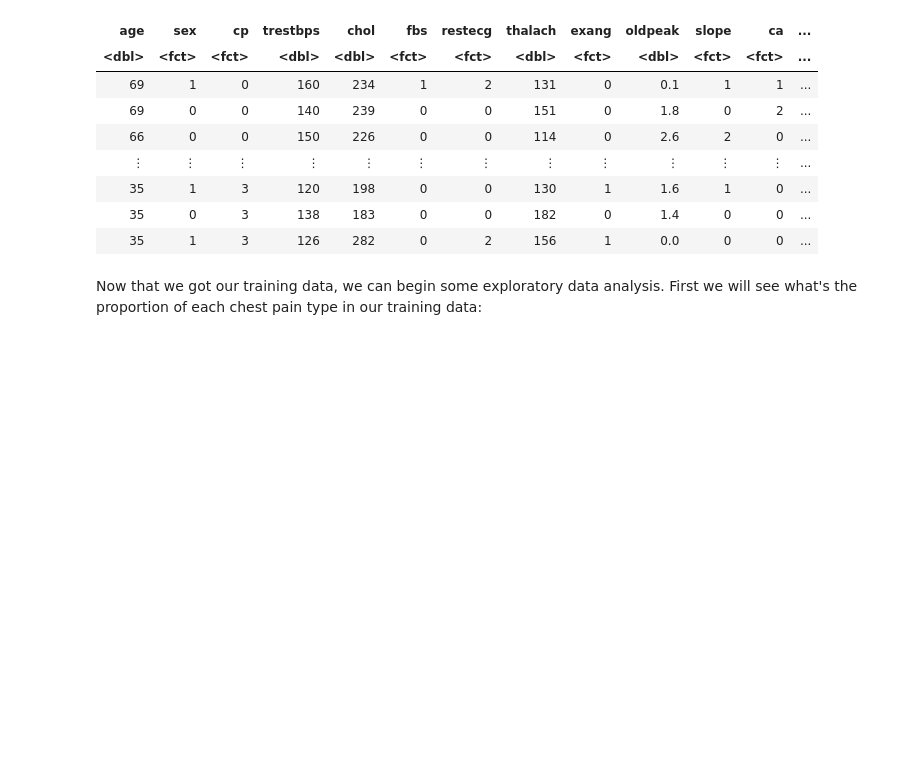
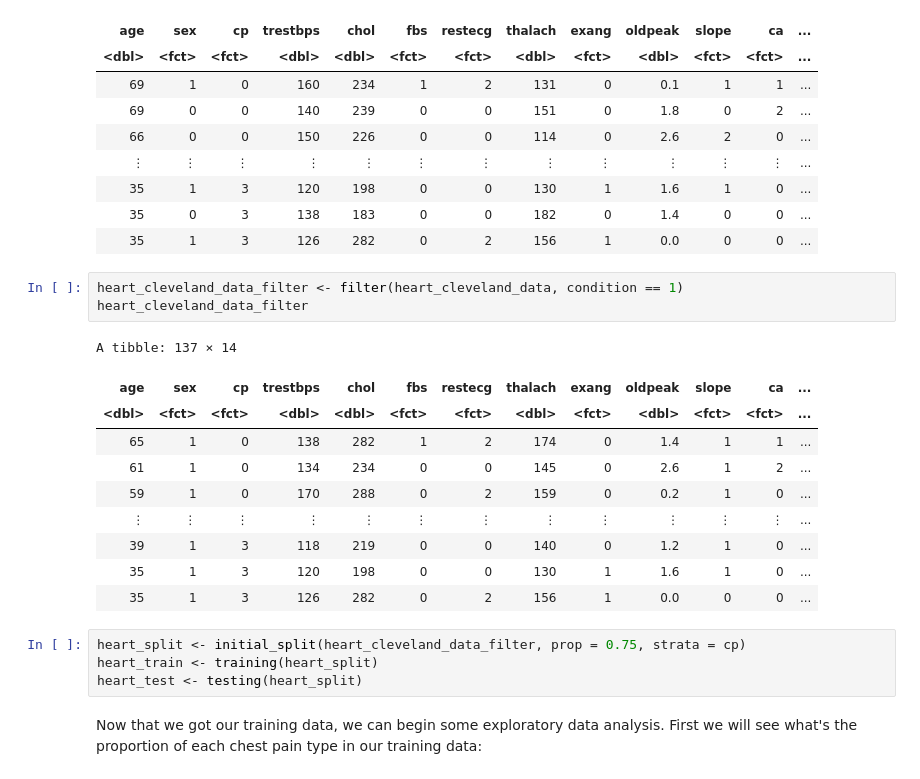
Before and after one commit to beandumplings/dsci_100_group143_project, a Jupyter notebook: Group143_Proposal.ipynb, the cells around one changed output. Cells and saved outputs as stored; diff of their text form; blank space fills up the shorter version.

```diff
--- a/Group143_Proposal.ipynb
+++ b/Group143_Proposal.ipynb
@@ -91,6 +87,24 @@ A tibble: 297 × 14
 | 35 | 1 | 3 | 120 | 198 | 0 | 0 | 130 | 1 | 1.6 | 1 | 0 | ... |
 | 35 | 0 | 3 | 138 | 183 | 0 | 0 | 182 | 0 | 1.4 | 0 | 0 | ... |
 | 35 | 1 | 3 | 126 | 282 | 0 | 2 | 156 | 1 | 0.0 | 0 | 0 | ... |
+# %%
+heart_cleveland_data_filter <- filter(heart_cleveland_data, condition == 1)
+heart_cleveland_data_filter
+# %% [output]
+A tibble: 137 × 14
+| age | sex | cp | trestbps | chol | fbs | restecg | thalach | exang | oldpeak | slope | ca | ... |
+| <dbl> | <fct> | <fct> | <dbl> | <dbl> | <fct> | <fct> | <dbl> | <fct> | <dbl> | <fct> | <fct> | ... |
+| 65 | 1 | 0 | 138 | 282 | 1 | 2 | 174 | 0 | 1.4 | 1 | 1 | ... |
+| 61 | 1 | 0 | 134 | 234 | 0 | 0 | 145 | 0 | 2.6 | 1 | 2 | ... |
+| 59 | 1 | 0 | 170 | 288 | 0 | 2 | 159 | 0 | 0.2 | 1 | 0 | ... |
+| ⋮ | ⋮ | ⋮ | ⋮ | ⋮ | ⋮ | ⋮ | ⋮ | ⋮ | ⋮ | ⋮ | ⋮ | ... |
+| 39 | 1 | 3 | 118 | 219 | 0 | 0 | 140 | 0 | 1.2 | 1 | 0 | ... |
+| 35 | 1 | 3 | 120 | 198 | 0 | 0 | 130 | 1 | 1.6 | 1 | 0 | ... |
+| 35 | 1 | 3 | 126 | 282 | 0 | 2 | 156 | 1 | 0.0 | 0 | 0 | ... |
+# %%
+heart_split <- initial_split(heart_cleveland_data_filter, prop = 0.75, strata = cp)
+heart_train <- training(heart_split)
+heart_test <- testing(heart_split)
 # %% [markdown]
 Now that we got our training data, we can begin some exploratory data analysis. First we will see what's the proportion of each chest pain type in our training data:
 # %%
```
Also changed, not shown: parts of 4 cells of this notebook.
